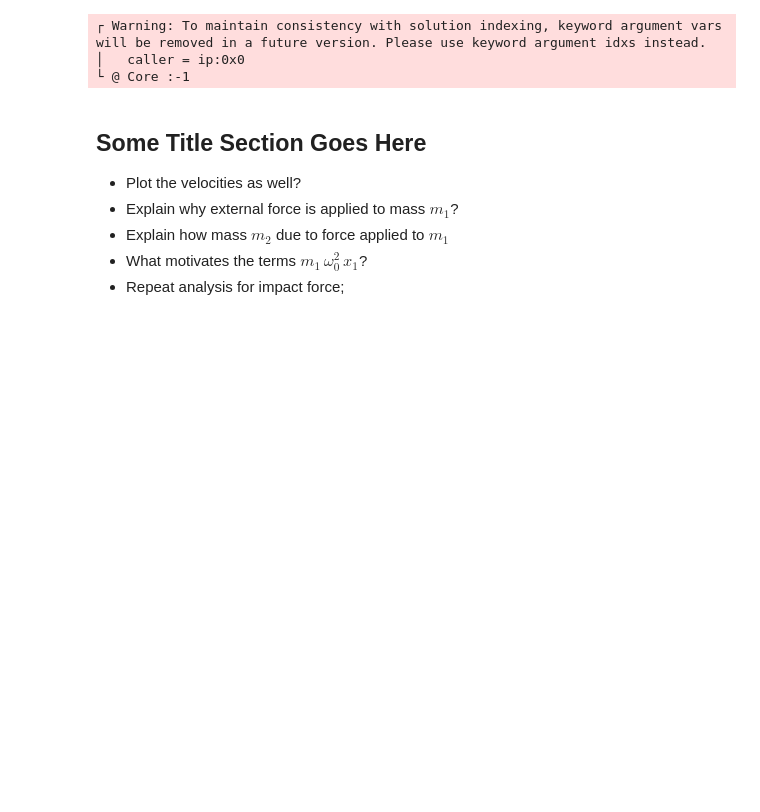
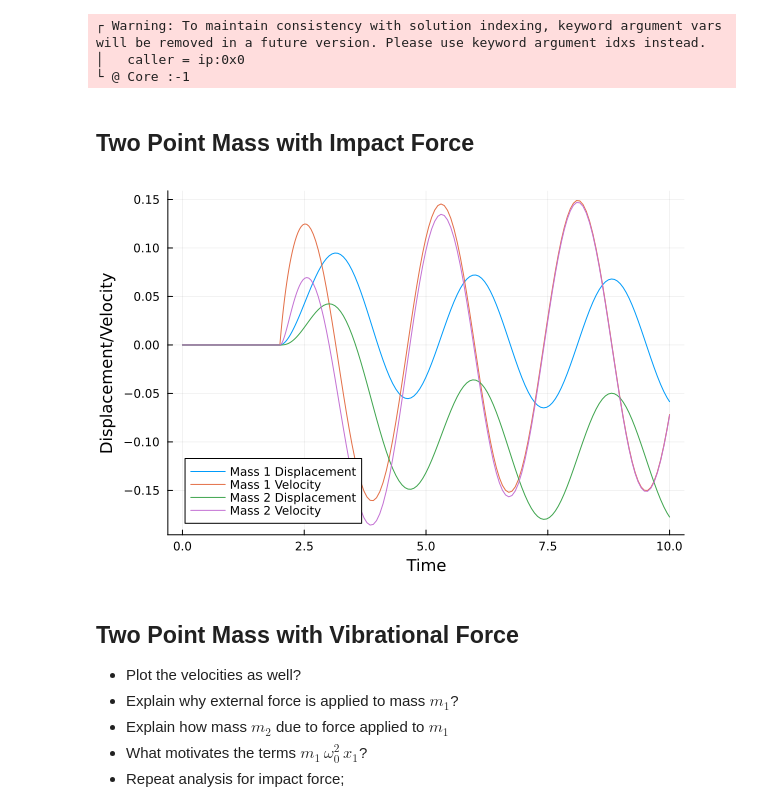
Before and after one commit to mrsalveen/Finite-Element-Model, a Jupyter notebook: massPoint1.ipynb, the cells around one changed output. Saved outputs shown, nothing was run; the diff lists cells and outputs as text; code cells hidden in the pictures; blank space fills up the shorter version.

Commit message:
Two Point mass feedback

```diff
--- a/massPoint1.ipynb
+++ b/massPoint1.ipynb
@@ -96,8 +96,60 @@ plot!(sol, vars=(2), label="Velocity")
 ┌ Warning: To maintain consistency with solution indexing, keyword argument vars will be removed in a future version. Please use keyword argument idxs instead.
 │   caller = ip:0x0
 └ @ Core :-1
+# %% [markdown]
+## Two Point Mass with Impact Force
+# %%
+using DifferentialEquations, Plots
+
+function impacting_door!(du,u,p,t)
+    x1 = u[1]
+    x2 = u[2]
+    v1 = u[3]
+    v2 = u[4]
+    k = p[1]
+    c = p[2]
+    m1 = p[3]
+    m2 = p[4]
+    ω₀ = p[5]
+    F = ifelse(t >= 2.0, 6.0, 0.0) # Impulse force at t = 2.0 seconds
+    du[1] = v1
+    du[2] = v2
+    du[3] = (F - k*(x1 - x2) - c*(v1 - v2) - m1*ω₀^2*x1) / m1
+    du[4] = (-k*(x1 - x2) - c*(v2 - v1) - m2*ω₀^2*x2) / m2
+end
+
+# Initial conditions
+u0 = [0.0, 0.0, 0.0, 0.0]  # initial position and velocity
+
+# Parameters
+k = 50  # spring constant
+m1 = 10  # mass 1
+m2 = 10  # mass 2
+ω₀ = sqrt(k/m1)  # natural frequency
+c = 2*m1*ω₀  # critical damping coefficient
+p = [k, c, m1, m2, ω₀]
+
+# Time span
+tspan = (0.0, 10.0)  # 10 seconds of simulation time
+
+# Solve ODE system
+sol = solve(ODEProblem(impacting_door!, u0, tspan, p), Tsit5(), reltol=1e-8, abstol=1e-8)
+
+# Extract displacement and velocity components of the solution
+x1 = [sol[i][1] for i in 1:length(sol)]
+x2 = [sol[i][2] for i in 1:length(sol)]
+v1 = [sol[i][3] for i in 1:length(sol)]
+v2 = [sol[i][4] for i in 1:length(sol)]
+
+# Plot results
+plot(sol.t, x1, xlabel="Time", ylabel="Displacement/Velocity", label="Mass 1 Displacement")
+plot!(sol.t, v1, label="Mass 1 Velocity")
+plot!(sol.t, x2, label="Mass 2 Displacement")
+plot!(sol.t, v2, label="Mass 2 Velocity")
+# %% [output]
+[figure, added]
 # %% [markdown]
-## Some Title Section Goes Here
+## Two Point Mass with Vibrational Force
 - Plot the velocities as well?
 - Explain why external force is applied to mass $m_1$?
 - Explain how mass $m_2$ due to force applied to $m_1$
```
Also changed, not shown: parts of 2 cells of this notebook.
